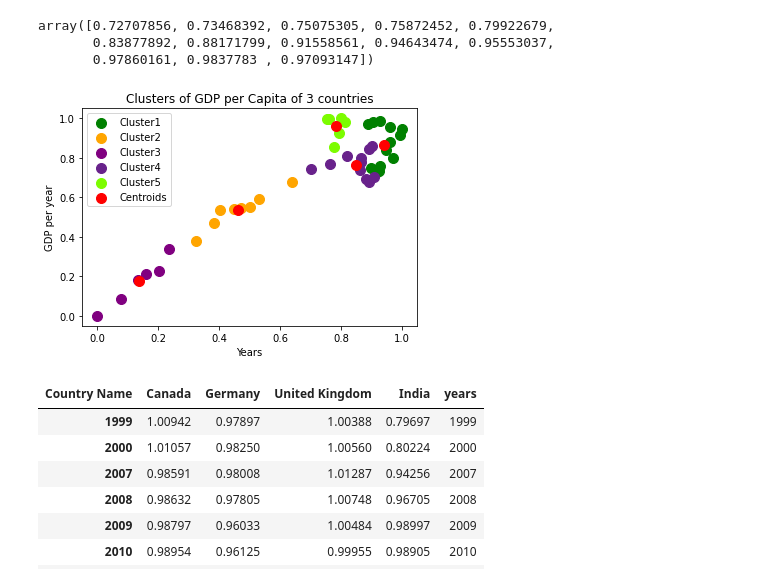
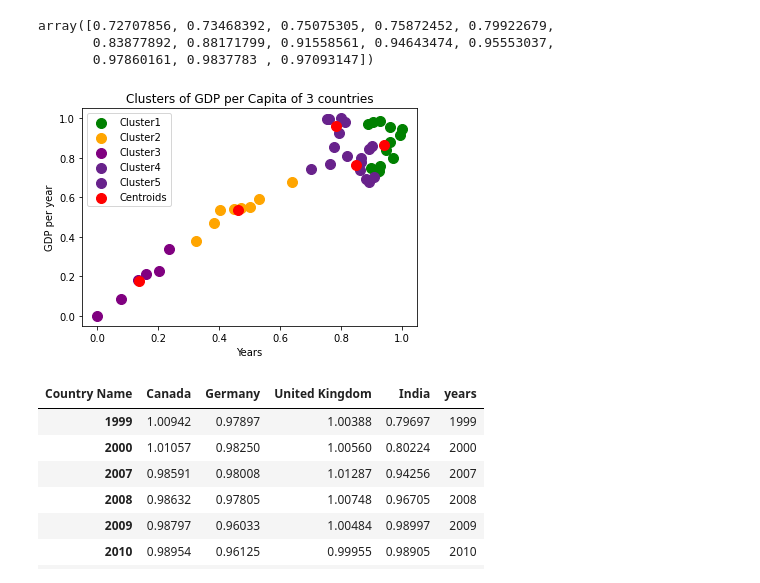
Before and after one commit to puneethegde72/Cluster-and-Fitting, a Jupyter notebook: Cluster and Fitting .ipynb, the cells around one changed output. Saved outputs shown, nothing was run; the diff lists cells and outputs as text; code cells hidden in the pictures.

```diff
--- a/Cluster and Fitting .ipynb
+++ b/Cluster and Fitting .ipynb
@@ -33,11 +33,10 @@ def dataFrame(file_name, col, value1,countries):
     return df1, df2
 # %%
 # years using for the data analysis
-#years = 35
+
 # countries which are using for data analysis
 countries = [35, 55, 81, 109]
 '''calling dataFrame functions for all the dataframe which will be used for visualization'''
 ele_con_c, ele_con_y = dataFrame("API_19_DS2_en_csv_v2_4700503.csv",
-                                       "Indicator Name", "Electric power consumption (kWh per capita)",countries)
-
-ele_con_c
+                                       "Indicator Name", "Electric power consumption (kWh per capita)",
+                                       countries)
@@ -196,18 +188,18 @@ array([0.72707856, 0.73468392, 0.75075305, 0.75872452, 0.79922679,
 # %%
 plt.figure()
 plt.scatter(normalized_df.values[y_kmeans == 0, 0], normalized_df.values[y_kmeans == 0, 1], s = 100, c = 'green', label = 'Cluster1')
 plt.scatter(normalized_df.values[lables == 1, 0], normalized_df.values[lables == 1, 1], s = 100, c = 'orange', label = 'Cluster2')
 plt.scatter(normalized_df.values[lables == 2, 0], normalized_df.values[lables == 2, 1], s = 100, c = 'purple', label = 'Cluster3')
 plt.scatter(normalized_df.values[lables == 3, 0], normalized_df.values[lables == 3, 1], s = 100, c = '#68228B', label = 'Cluster4')
-plt.scatter(normalized_df.values[lables == 4, 0], normalized_df.values[lables == 4, 1], s = 100, c = '#7CFC00', label = 'Cluster5')
+plt.scatter(normalized_df.values[lables == 4, 0], normalized_df.values[lables == 4, 1], s = 100, c = '#68228c', label = 'Cluster5')
 plt.scatter(kmeans.cluster_centers_[:, 0], kmeans.cluster_centers_[:, 1], s=100, c='red', label = 'Centroids')
 plt.legend()
 plt.title('Clusters of GDP per Capita of 3 countries')
 plt.xlabel('Years')
 plt.ylabel('GDP per year')
 plt.show()
 # %% [output]
-[figure, old version]
+[figure, new version]
 # %%
 '''calling dataFrame functions for all the dataframe which will be used for visualization'''
 school_c, school_y = dataFrame("API_19_DS2_en_csv_v2_4700503.csv",
```
Also changed, not shown: parts of 1 cell of this notebook.
